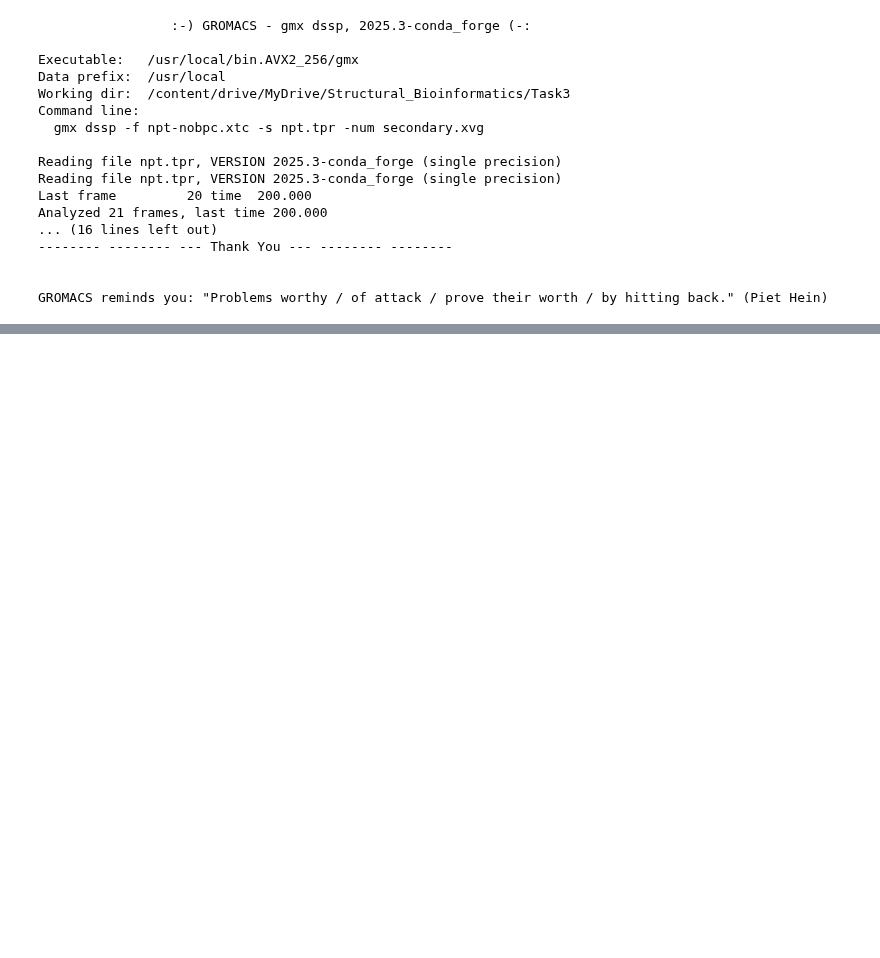
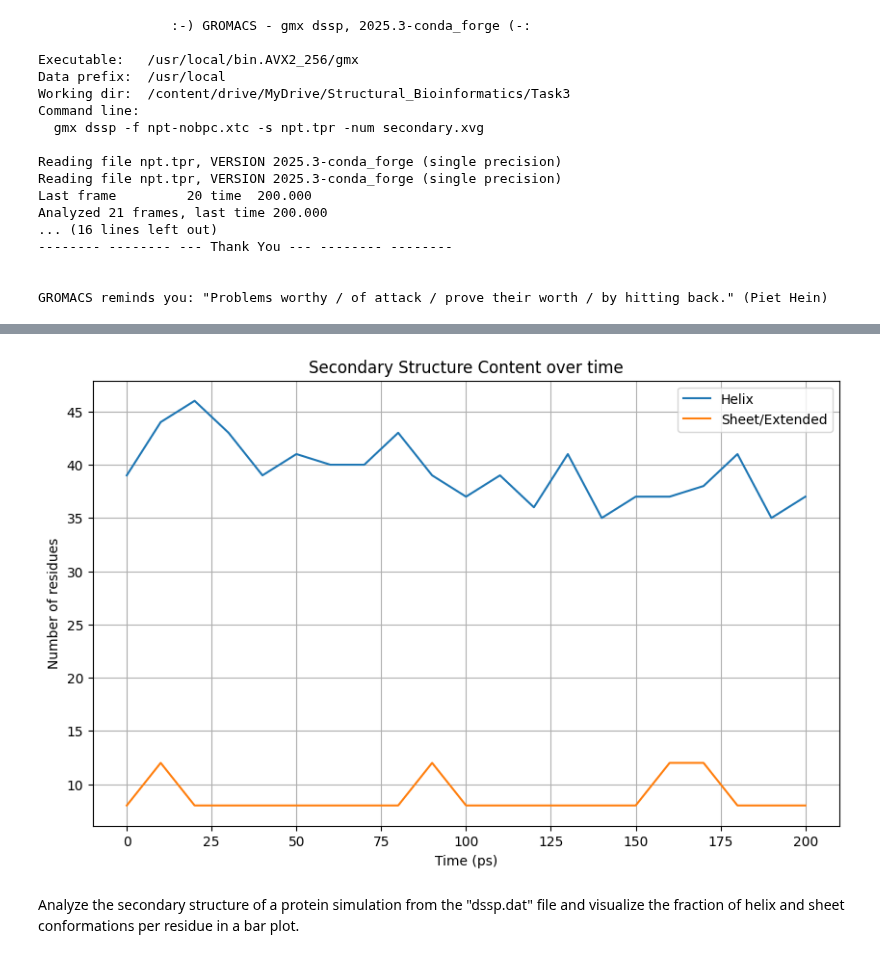
Before and after one commit to carlocamilloni/Structural-Bioinformatics, a Jupyter notebook: Notebooks/t03_MD.ipynb, the cells around one changed output, grey strips where cells are left out. Cells and saved outputs as stored; diff of their text form; code cells hidden in the pictures; blank space fills up the shorter version.

```diff
--- a/Notebooks/t03_MD.ipynb
+++ b/Notebooks/t03_MD.ipynb
@@ -337,0 +400,31 @@ GROMACS reminds you: "Problems worthy / of attack / prove their worth / by hitti
+# %%
+import matplotlib.pyplot as plt
+import numpy as np
+
+# Read the data from the secondary.xvg file
+# Skip the comments (lines starting with # or @)
+with open('secondary.xvg', 'r') as f:
+    lines = [l for l in f if not l.startswith(('#', '@'))]
+
+# Load the data using numpy
+data = np.loadtxt(lines)
+
+# Extract time, helix, and sheet (extended) values
+time = data[:, 0]
+helix_counts = data[:, 10]
+sheet_counts = data[:, 8]
+
+# Plot the data
+plt.figure(figsize=(10, 6))
+plt.plot(time, helix_counts, label='Helix')
+plt.plot(time, sheet_counts, label='Sheet/Extended')
+plt.xlabel('Time (ps)')
+plt.ylabel('Number of residues')
+plt.title('Secondary Structure Content over time')
+plt.legend()
+plt.grid(True)
+plt.show()
+# %% [output]
+[figure, added]
+# %% [markdown]
+Analyze the secondary structure of a protein simulation from the "dssp.dat" file and visualize the fraction of helix and sheet conformations per residue in a bar plot.
```
Also changed, not shown: parts of 7 cells of this notebook.
